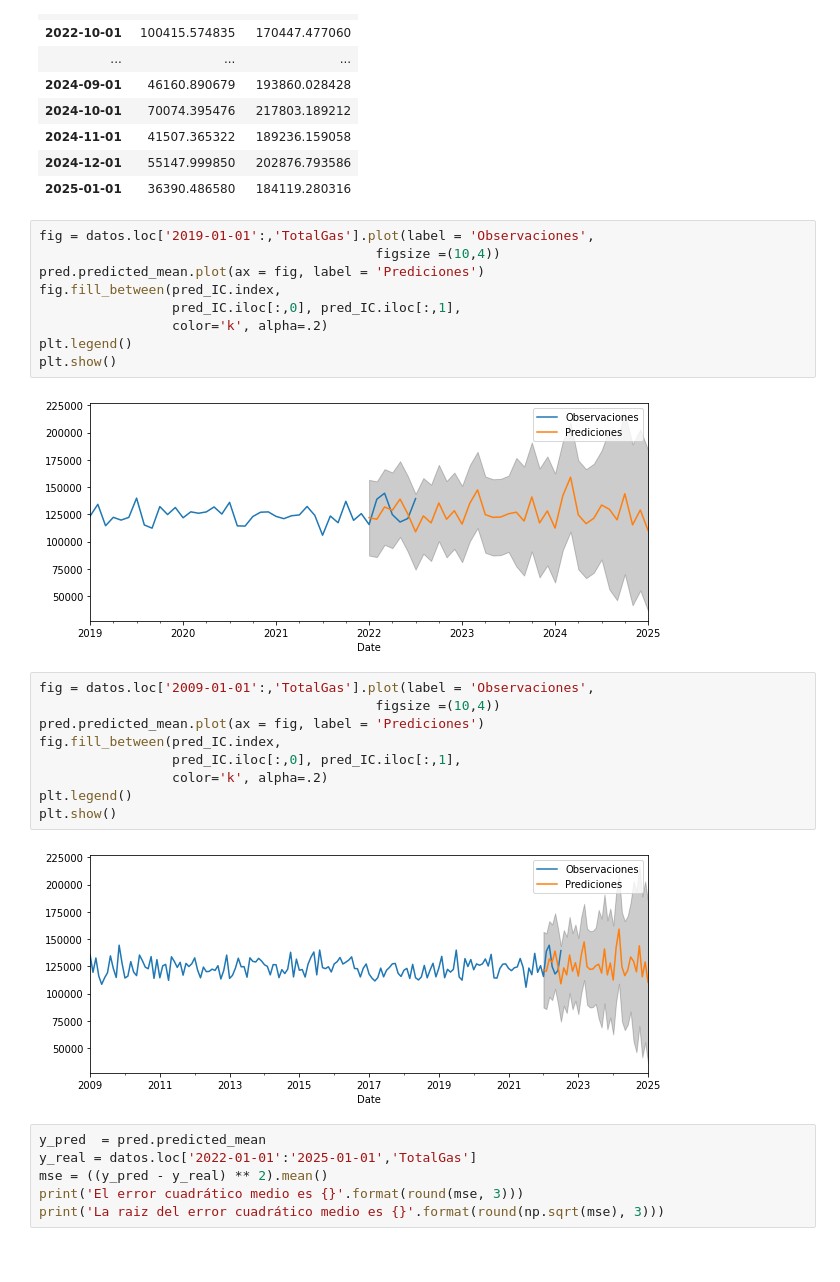
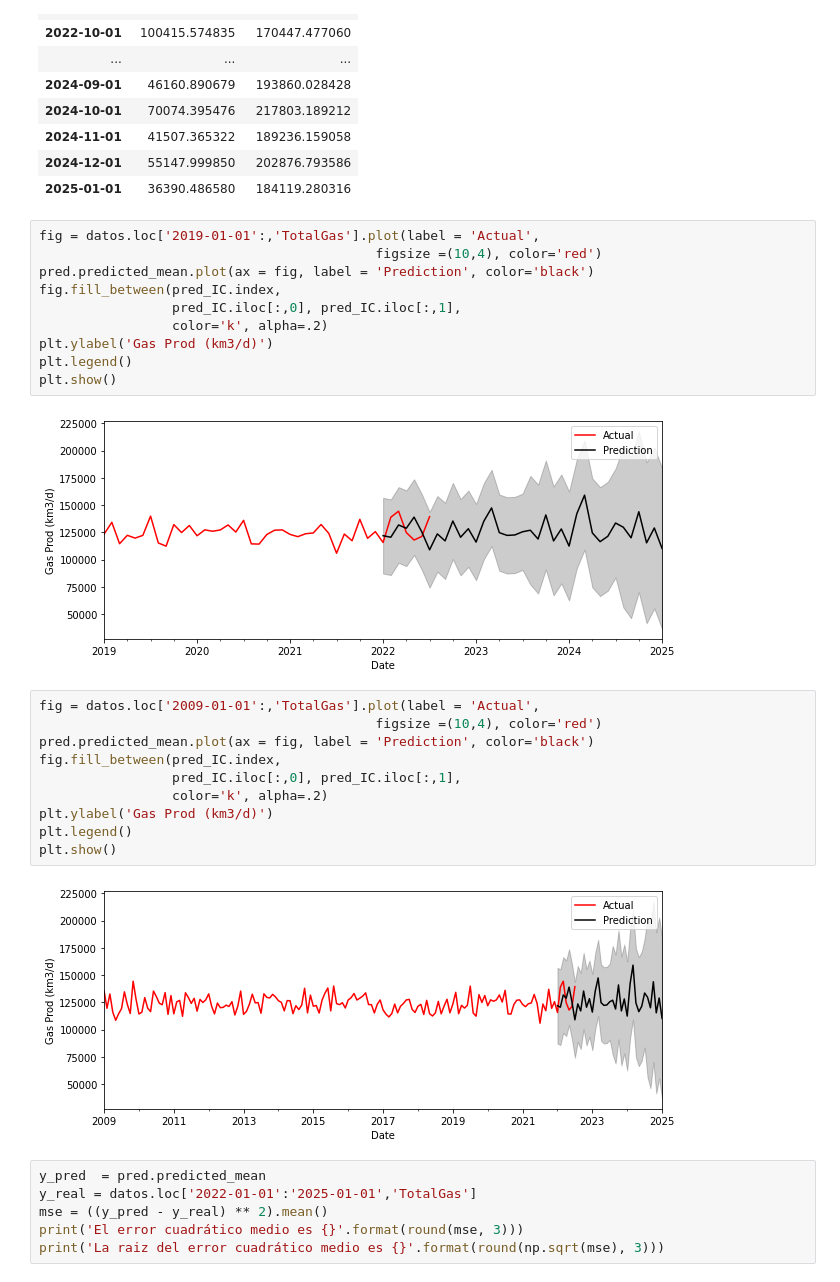
Before and after one commit to contepablod/SARIMAOilandGasPrediction, a Jupyter notebook: Predicción_Producción_Gas_Argentina.ipynb, the cells around one changed output. Drawn from its saved outputs; the diff is of its cells as text.

```diff
--- a/Predicción_Producción_Gas_Argentina.ipynb
+++ b/Predicción_Producción_Gas_Argentina.ipynb
@@ -304,27 +307,29 @@ pred_IC
 | 2024-12-01 | 55147.999850 | 202876.793586 |
 | 2025-01-01 | 36390.486580 | 184119.280316 |
 # %%
-fig = datos.loc['2019-01-01':,'TotalGas'].plot(label = 'Observaciones',
-                                           figsize =(10,4))
-pred.predicted_mean.plot(ax = fig, label = 'Prediciones')
+fig = datos.loc['2019-01-01':,'TotalGas'].plot(label = 'Actual',
+                                           figsize =(10,4), color='red')
+pred.predicted_mean.plot(ax = fig, label = 'Prediction', color='black')
 fig.fill_between(pred_IC.index,
                  pred_IC.iloc[:,0], pred_IC.iloc[:,1],
                  color='k', alpha=.2)
+plt.ylabel('Gas Prod (km3/d)')
 plt.legend()
 plt.show()
 # %% [output]
-[figure, old version]
+[figure, new version]
 # %%
-fig = datos.loc['2009-01-01':,'TotalGas'].plot(label = 'Observaciones',
-                                           figsize =(10,4))
-pred.predicted_mean.plot(ax = fig, label = 'Prediciones')
+fig = datos.loc['2009-01-01':,'TotalGas'].plot(label = 'Actual',
+                                           figsize =(10,4), color='red')
+pred.predicted_mean.plot(ax = fig, label = 'Prediction', color='black')
 fig.fill_between(pred_IC.index,
                  pred_IC.iloc[:,0], pred_IC.iloc[:,1],
                  color='k', alpha=.2)
+plt.ylabel('Gas Prod (km3/d)')
 plt.legend()
 plt.show()
 # %% [output]
-[figure, old version]
+[figure, new version]
 # %%
 y_pred  = pred.predicted_mean
 y_real = datos.loc['2022-01-01':'2025-01-01','TotalGas']
```
Also changed, not shown: parts of 5 cells of this notebook, 3 other files.
